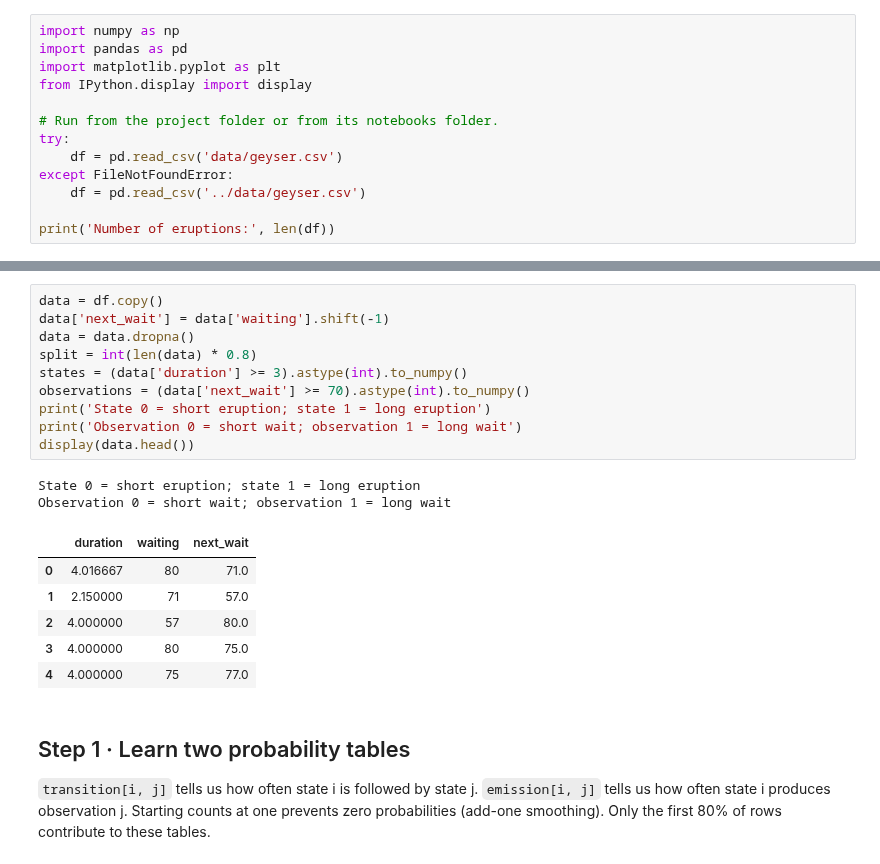
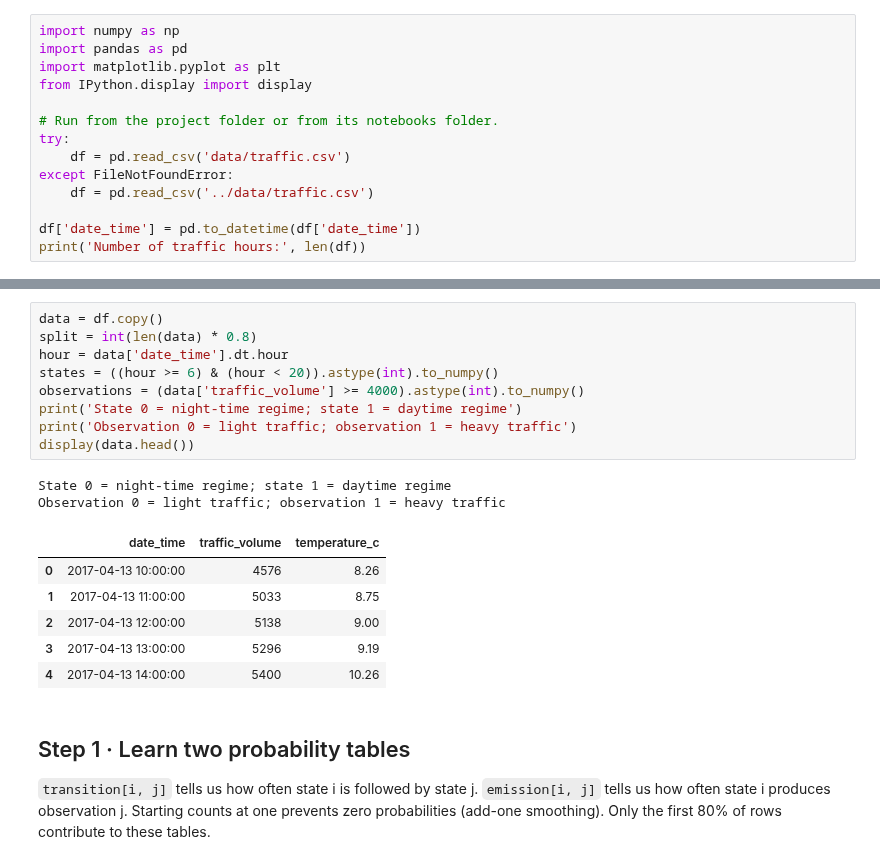
Before and after one commit to Skygazer1111/MLWeeklyProject, a Jupyter notebook: ml-lab/dist/notebooks/unit_4_hidden_markov_models.ipynb, the cells around one changed output, grey strips where cells are left out. Cells and saved outputs as stored; diff of their text form.

```diff
--- a/ml-lab/dist/notebooks/unit_4_hidden_markov_models.ipynb
+++ b/ml-lab/dist/notebooks/unit_4_hidden_markov_models.ipynb
@@ -25,9 +29,10 @@ from IPython.display import display
 
 # Run from the project folder or from its notebooks folder.
 try:
-    df = pd.read_csv('data/geyser.csv')
+    df = pd.read_csv('data/traffic.csv')
 except FileNotFoundError:
-    df = pd.read_csv('../data/geyser.csv')
+    df = pd.read_csv('../data/traffic.csv')
 
-print('Number of eruptions:', len(df))
+df['date_time'] = pd.to_datetime(df['date_time'])
+print('Number of traffic hours:', len(df))
 # %% [output]
@@ -38,22 +43,21 @@ Keep the recorded order. A hidden state is a **short or long eruption** (`durati
 # %%
 data = df.copy()
-data['next_wait'] = data['waiting'].shift(-1)
-data = data.dropna()
 split = int(len(data) * 0.8)
-states = (data['duration'] >= 3).astype(int).to_numpy()
-observations = (data['next_wait'] >= 70).astype(int).to_numpy()
-print('State 0 = short eruption; state 1 = long eruption')
-print('Observation 0 = short wait; observation 1 = long wait')
+hour = data['date_time'].dt.hour
+states = ((hour >= 6) & (hour < 20)).astype(int).to_numpy()
+observations = (data['traffic_volume'] >= 4000).astype(int).to_numpy()
+print('State 0 = night-time regime; state 1 = daytime regime')
+print('Observation 0 = light traffic; observation 1 = heavy traffic')
 display(data.head())
 # %% [output]
-State 0 = short eruption; state 1 = long eruption
-Observation 0 = short wait; observation 1 = long wait
+State 0 = night-time regime; state 1 = daytime regime
+Observation 0 = light traffic; observation 1 = heavy traffic
-|  | duration | waiting | next_wait |
-| 0 | 4.016667 | 80 | 71.0 |
-| 1 | 2.150000 | 71 | 57.0 |
-| 2 | 4.000000 | 57 | 80.0 |
-| 3 | 4.000000 | 80 | 75.0 |
-| 4 | 4.000000 | 75 | 77.0 |
+|  | date_time | traffic_volume | temperature_c |
+| 0 | 2017-04-13 10:00:00 | 4576 | 8.26 |
+| 1 | 2017-04-13 11:00:00 | 5033 | 8.75 |
+| 2 | 2017-04-13 12:00:00 | 5138 | 9.00 |
+| 3 | 2017-04-13 13:00:00 | 5296 | 9.19 |
+| 4 | 2017-04-13 14:00:00 | 5400 | 10.26 |
 # %% [markdown]
 ## Step 1 · Learn two probability tables
 `transition[i, j]` tells us how often state i is followed by state j. `emission[i, j]` tells us how often state i produces observation j. Starting counts at one prevents zero probabilities (add-one smoothing). Only the first 80% of rows contribute to these tables.
```
Also changed, not shown: parts of 11 cells of this notebook, 33 other files.
